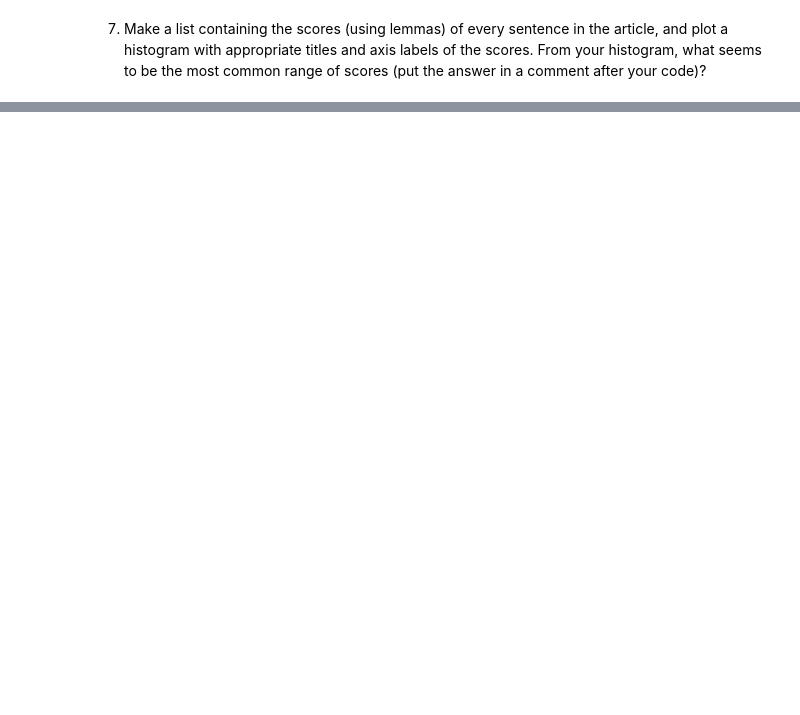
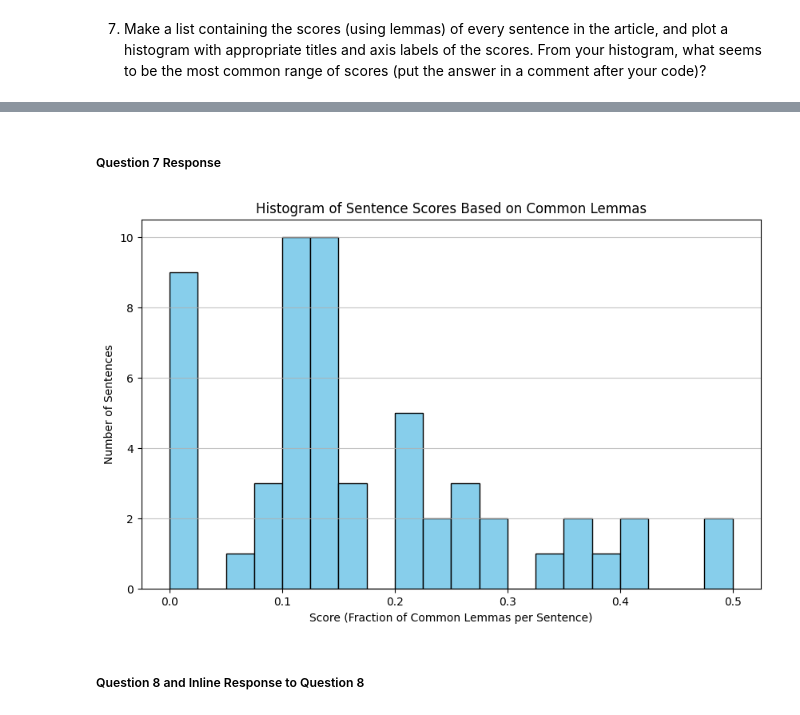
Before and after one commit to tfmontague/web-scraping, a Jupyter notebook: web-scraping.ipynb, the cells around one changed output, grey strips where cells are left out. Saved outputs shown, nothing was run; the diff lists cells and outputs as text; code cells hidden in the pictures; blank space fills up the shorter version.

```diff
--- a/web-scraping.ipynb
+++ b/web-scraping.ipynb
@@ -182,0 +294,54 @@ You may find some of the code from the in class notes useful; feel free to use m
+# %% [markdown]
+##### Question 7 Response
+# %%
+import pickle
+from bs4 import BeautifulSoup
+import spacy
+from collections import Counter
+import matplotlib.pyplot as plt
+
+# Load the spaCy English model
+nlp = spacy.load('en_core_web_sm')
+
+# Define the lemma scoring function
+def score_sentence_by_lemma(sentence, interesting_lemmas):
+    doc = nlp(sentence)
+    lemmas = [token.lemma_.lower() for token in doc if not token.is_punct and not token.is_stop and not token.is_space]
+    score = sum(lemma in interesting_lemmas for lemma in lemmas) / len(lemmas) if lemmas else 0
+    return score
+
+# The path to your .pkl file
+file_path = r'C:\Users\topaz\Documents\webmining-npl\web-scraping\data\article_content.pkl'
+
+# Load and parse the article's HTML content
+with open(file_path, 'rb') as file:
+    article_html = pickle.load(file)
+
+# Use BeautifulSoup to extract the text content from the HTML
+soup = BeautifulSoup(article_html, 'html.parser')
+article_text = soup.get_text()
+
+# Process the article text with spaCy
+doc = nlp(article_text)
+
+# Lists of most common lemmas identified previously
+most_common_lemmas = ['laser', 'headlight', 'beam', 'technology', 'light']
+
+# Score each sentence using lemmas
+sentence_lemma_scores = [score_sentence_by_lemma(sentence.text, most_common_lemmas) for sentence in doc.sents]
+
+# Plot the histogram of lemma scores
+plt.figure(figsize=(10, 6))
+plt.hist(sentence_lemma_scores, bins=20, color='skyblue', edgecolor='black')
+plt.title('Histogram of Sentence Scores Based on Common Lemmas')
+plt.xlabel('Score (Fraction of Common Lemmas per Sentence)')
+plt.ylabel('Number of Sentences')
+plt.grid(axis='y', alpha=0.75)
+plt.show()
+
+# The histogram provided indicates that the most common range of scores for sentences based on common lemmas is between 0.0 and 0.1, similar to the token-based scoring.
+# This range has the highest number of sentences, which suggests that sentences typically contain a low proportion of the identified common lemmas
+# %% [output]
+[figure, added]
+# %% [markdown]
+##### Question 8 and Inline Response to Question 8
```
Also changed, not shown: parts of 10 cells of this notebook, 2 other files.
